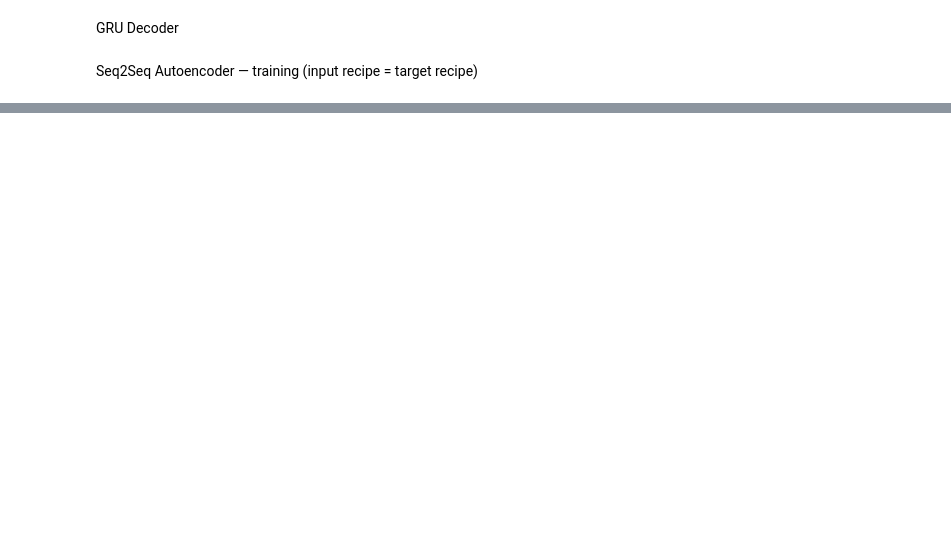
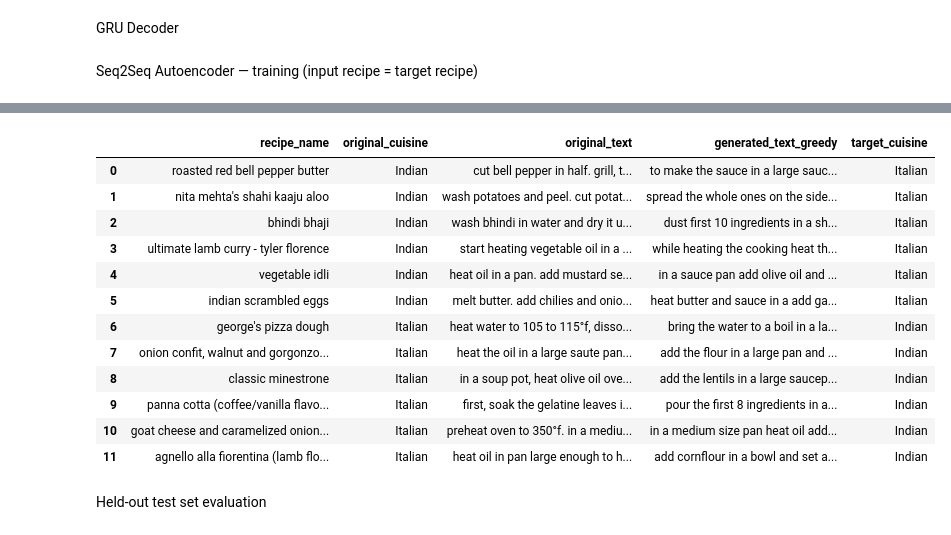
Before and after one commit to jelena3160/deepCuisineTransfer, a Jupyter notebook: project.ipynb, the cells around one changed output, grey strips where cells are left out. Saved outputs shown, nothing was run; the diff lists cells and outputs as text; code cells hidden in the pictures; blank space fills up the shorter version.

Commit message:
added model

```diff
--- a/project.ipynb
+++ b/project.ipynb
@@ -137,8 +134,6 @@ def remove_stopwords(tokens):
 def remove_punctuation(tokens):
     return [token for token in tokens if token not in string.punctuation]
 
-df_clean['name_tokens'] = df_clean['name_tokens'].apply(remove_stopwords)
-df_clean['name_tokens'] = df_clean['name_tokens'].apply(remove_punctuation)
 # steps_tokens keeps stopwords here - it's the seq2seq target; stopwords are removed
 # later from a copy (steps_tokens_bow) for the BoW classifier. Punctuation carries no
 # useful signal either way, so it's dropped from steps_tokens too.
@@ -309,7 +317,7 @@ from gensim.models import KeyedVectors
 
 wv = KeyedVectors.load('./data/models/word2vec.wordvectors')
 
-seq_len = int(train_df['steps_tokens'].apply(len).quantile(0.75))
+seq_len = int(train_df['steps_tokens'].apply(len).quantile(0.95))
 
 def tokens_to_matrix(tokens, wv, seq_len):
     matrix = np.zeros((seq_len, wv.vector_size), dtype=np.float32)
@@ -601,0 +664,21 @@ print('PREDICTED:', ' '.join(predicted_tokens))
+# %%
+idx2cuisine = {idx: cuisine for cuisine, idx in CUISINE2IDX.items()}
+
+model.eval()
+style_latent_sums = {cuisine: torch.zeros(STYLE_DIM) for cuisine in CUISINE2IDX}
+style_latent_counts = {cuisine: 0 for cuisine in CUISINE2IDX}
+
+with torch.no_grad():
+    for batch_x, batch_y, batch_style, batch_bow in train_loader:
+        batch_x = batch_x.to(device)
+        style_latent, _ = model.encoder(batch_x)
+        style_latent = style_latent.cpu()
+        for latent, style_idx in zip(style_latent, batch_style):
+            cuisine = idx2cuisine[style_idx.item()]
+            style_latent_sums[cuisine] += latent
+            style_latent_counts[cuisine] += 1
+
+enc_style_by_cuisine = {
+    cuisine: style_latent_sums[cuisine] / style_latent_counts[cuisine]
+    for cuisine in CUISINE2IDX
+}
@@ -601,0 +690,8 @@ print('PREDICTED:', ' '.join(predicted_tokens))
+# %%
+N_PER_CUISINE = 6
+test_samples = pd.concat([
+    g.sample(n=min(N_PER_CUISINE, len(g)), random_state=42)
+    for _, g in val_df.groupby('cuisine')
+]).join(df[['name', 'steps']])
+print(test_samples['cuisine'].value_counts())
+print(test_samples['steps_tokens'].apply(len).describe())
@@ -601,0 +766,26 @@ print('PREDICTED:', ' '.join(predicted_tokens))
+# %%
+results = pd.DataFrame({
+    'recipe_name': test_samples['name'].tolist(),
+    'original_cuisine': test_samples['cuisine'].tolist(),
+    'original_text': test_samples['steps'].tolist(),
+    'generated_text_greedy': generated_texts_greedy,
+    'target_cuisine': target_cuisines,
+})
+results.to_csv('./data/style_transfer_results.csv')
+results
+# %% [output]
+|  | recipe_name | original_cuisine | original_text | generated_text_greedy | target_cuisine |
+| 0 | roasted red bell pepper butter | Indian | cut bell pepper in half. grill, t... | to make the sauce in a large sauc... | Italian |
+| 1 | nita mehta's shahi kaaju aloo | Indian | wash potatoes and peel. cut potat... | spread the whole ones on the side... | Italian |
+| 2 | bhindi bhaji | Indian | wash bhindi in water and dry it u... | dust first 10 ingredients in a sh... | Italian |
+| 3 | ultimate lamb curry - tyler florence | Indian | start heating vegetable oil in a ... | while heating the cooking heat th... | Italian |
+| 4 | vegetable idli | Indian | heat oil in a pan. add mustard se... | in a sauce pan add olive oil and ... | Italian |
+| 5 | indian scrambled eggs | Indian | melt butter. add chilies and onio... | heat butter and sauce in a add ga... | Italian |
+| 6 | george's pizza dough | Italian | heat water to 105 to 115°f, disso... | bring the water to a boil in a la... | Indian |
+| 7 | onion confit, walnut and gorgonzo... | Italian | heat the oil in a large saute pan... | add the flour in a large pan and ... | Indian |
+| 8 | classic minestrone | Italian | in a soup pot, heat olive oil ove... | add the lentils in a large saucep... | Indian |
+| 9 | panna cotta (coffee/vanilla flavo... | Italian | first, soak the gelatine leaves i... | pour the first 8 ingredients in a... | Indian |
+| 10 | goat cheese and caramelized onion... | Italian | preheat oven to 350°f. in a mediu... | in a medium size pan heat oil add... | Indian |
+| 11 | agnello alla fiorentina (lamb flo... | Italian | heat oil in pan large enough to h... | add cornflour in a bowl and set a... | Indian |
+# %% [markdown]
+Held-out test set evaluation
```
Also changed, not shown: parts of 16 cells of this notebook, 17 other files.
